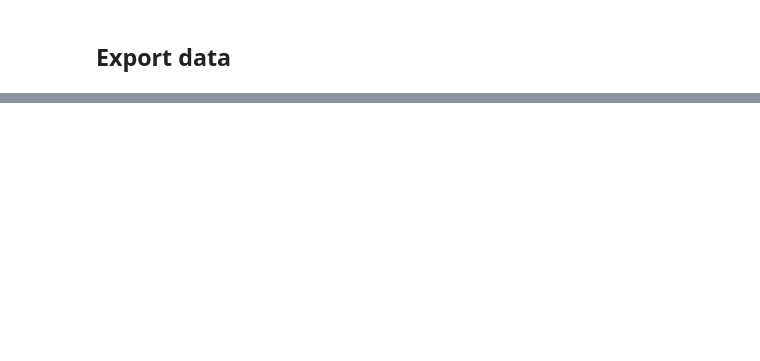
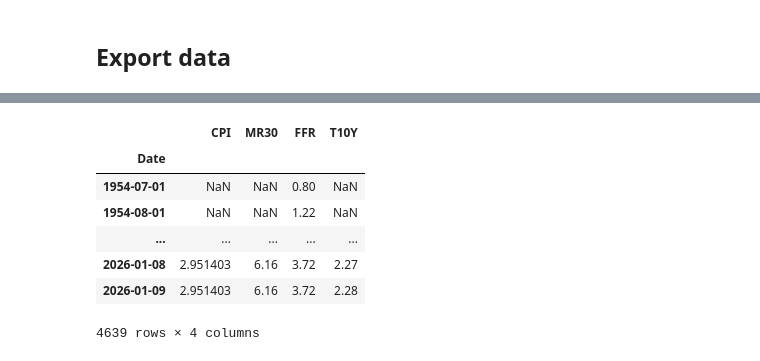
Before and after one commit to NataljaGutorova/practical-python-for-time-series-analysis-5452014, a Jupyter notebook: notebooks/CH01_Join/Start.ipynb, the cells around one changed output, grey strips where cells are left out. Cells and saved outputs as stored; diff of their text form; code cells hidden in the pictures; blank space fills up the shorter version.

```diff
--- a/notebooks/CH01_Join/Start.ipynb
+++ b/notebooks/CH01_Join/Start.ipynb
@@ -151,0 +197,17 @@ FileNotFoundError: [Errno 2] No such file or directory: '../../data/FRED/CORESTI
+# %%
+df = df.rename(columns={
+    'CORESTICKM159SFRBATL': 'CPI',
+    'MORTGAGE30US': 'MR30',
+    'FEDFUNDS': 'FFR',
+    'T10YIE': 'T10Y'
+})
+df
+# %% [output]
+|  | CPI | MR30 | FFR | T10Y |
+| Date |  |  |  |  |
+| 1954-07-01 | NaN | NaN | 0.80 | NaN |
+| 1954-08-01 | NaN | NaN | 1.22 | NaN |
+| ... | ... | ... | ... | ... |
+| 2026-01-08 | 2.951403 | 6.16 | 3.72 | 2.27 |
+| 2026-01-09 | 2.951403 | 6.16 | 3.72 | 2.28 |
+4639 rows × 4 columns
```
Also changed, not shown: parts of 36 cells of this notebook, 1 other file.
